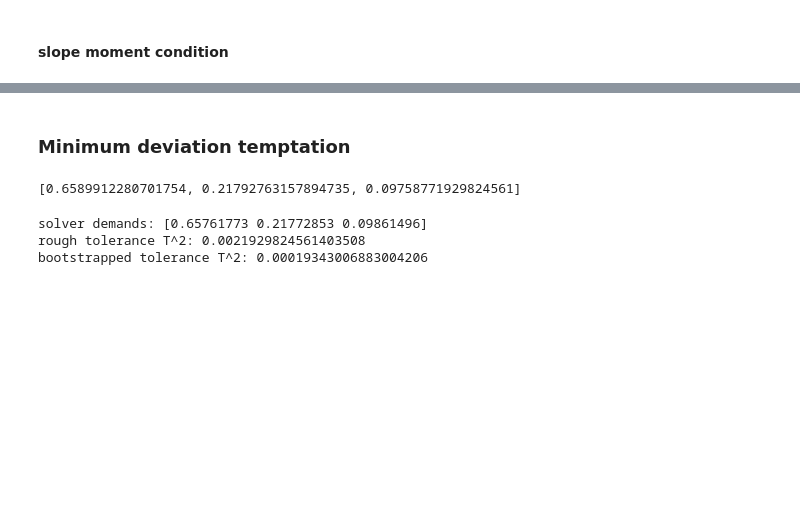
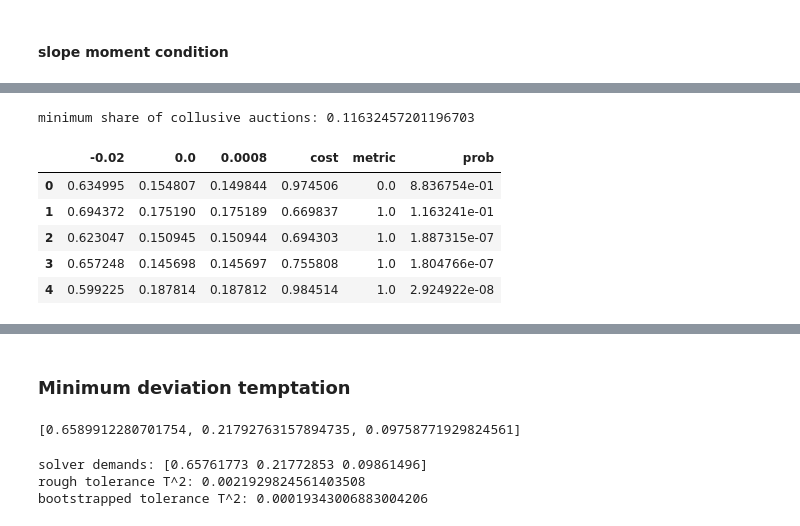
Before and after one commit to sylvaingchassang/missing_bids, a Jupyter notebook: notebooks/example_tsuchiura.ipynb, the cells around one changed output, grey strips where cells are left out. Cells and saved outputs as stored; diff of their text form; code cells hidden in the pictures; blank space fills up the shorter version.

```diff
--- a/notebooks/example_tsuchiura.ipynb
+++ b/notebooks/example_tsuchiura.ipynb
@@ -174,0 +175,12 @@ bootstrapped tolerance T^2: 9.092340912588504e-06
+# %%
+result = min_collusion_solver.result
+print('minimum share of collusive auctions: {}'.format(result.solution))
+result.argmin.head()
+# %% [output]
+minimum share of collusive auctions: 0.11632457201196703
+|  | -0.02 | 0.0 | 0.0008 | cost | metric | prob |
+| 0 | 0.634995 | 0.154807 | 0.149844 | 0.974506 | 0.0 | 8.836754e-01 |
+| 1 | 0.694372 | 0.175190 | 0.175189 | 0.669837 | 1.0 | 1.163241e-01 |
+| 2 | 0.623047 | 0.150945 | 0.150944 | 0.694303 | 1.0 | 1.887315e-07 |
+| 3 | 0.657248 | 0.145698 | 0.145697 | 0.755808 | 1.0 | 1.804766e-07 |
+| 4 | 0.599225 | 0.187814 | 0.187812 | 0.984514 | 1.0 | 2.924922e-08 |
```
Also changed, not shown: parts of 14 cells of this notebook.
